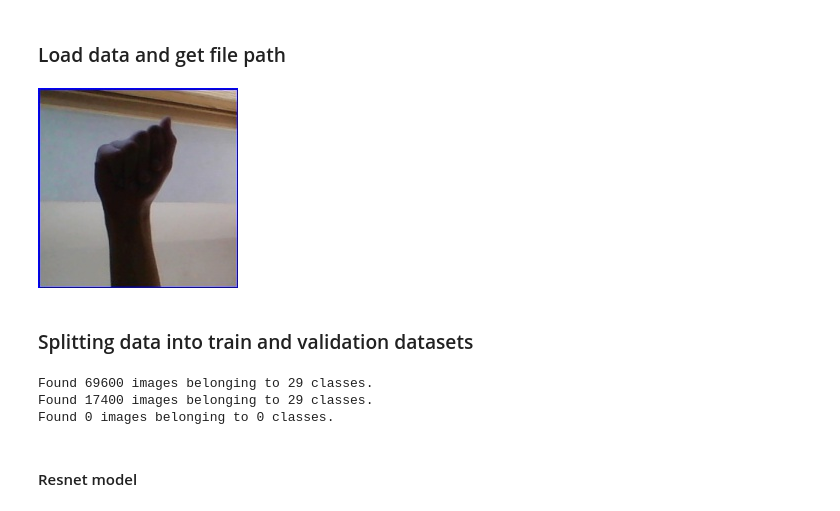
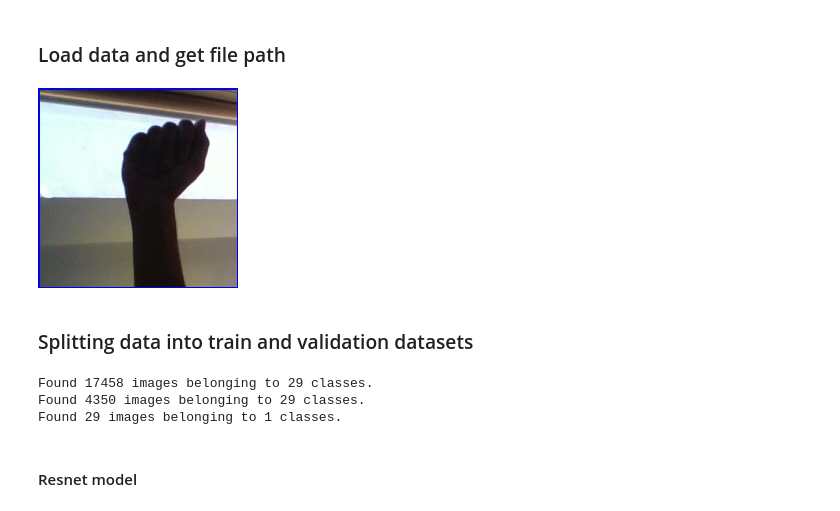
Before and after one commit to ChristianJYan/CSP400_ASLToText, a Jupyter notebook: Python/ASL_StaticToText.ipynb, the cells around one changed output. Saved outputs shown, nothing was run; the diff lists cells and outputs as text; code cells hidden in the pictures.

Commit message:
M1 ready
Restnet50 and graphs able to make for training, smaller dataset can be used 752 of each letter

```diff
--- a/Python/ASL_StaticToText.ipynb
+++ b/Python/ASL_StaticToText.ipynb
@@ -20,19 +19,23 @@ from tensorflow.keras.callbacks import Callback
 # %% [markdown]
 ### Load data and get file path
 # %%
-data_path = 'D:\CSP400/CSP400_ASLToText/Data/archive/asl_alphabet_train/asl_alphabet_train/'
+data_path = '../Data/smallarchive/'
 
 data_dir = pathlib.Path(data_path)
 
-data_path2 = 'D:\CSP400/CSP400_ASLToText/Data/archive/asl_alphabet_test/asl_alphabet_test/'
+data_path2 = '../Data/archive/asl_alphabet_test/'
 
 data_dir2 = pathlib.Path(data_path2)
 
-A = list(data_dir.glob('A/*'))
+#A = list(data_dir.glob('A/*'))
+#image_count = len(A)
+#PIL.Image.open(str(A[0]))
+
+A = list(data_dir2.glob('asl_alphabet_test/*'))
 image_count = len(A)
 PIL.Image.open(str(A[0]))
 # %% [output]
-[figure, old version]
+[figure, new version]
 # %% [markdown]
 ### Splitting data into train and validation datasets
 # %%
@@ -75,9 +78,9 @@ test_generator = test_datagen.flow_from_directory(
     shuffle=False,
 )
 # %% [output]
-Found 69600 images belonging to 29 classes.
-Found 17400 images belonging to 29 classes.
-Found 0 images belonging to 0 classes.
+Found 17458 images belonging to 29 classes.
+Found 4350 images belonging to 29 classes.
+Found 29 images belonging to 1 classes.
 # %% [markdown]
 #### Resnet model
 # %%
```
Also changed, not shown: parts of 6 cells of this notebook, 1 other file.
